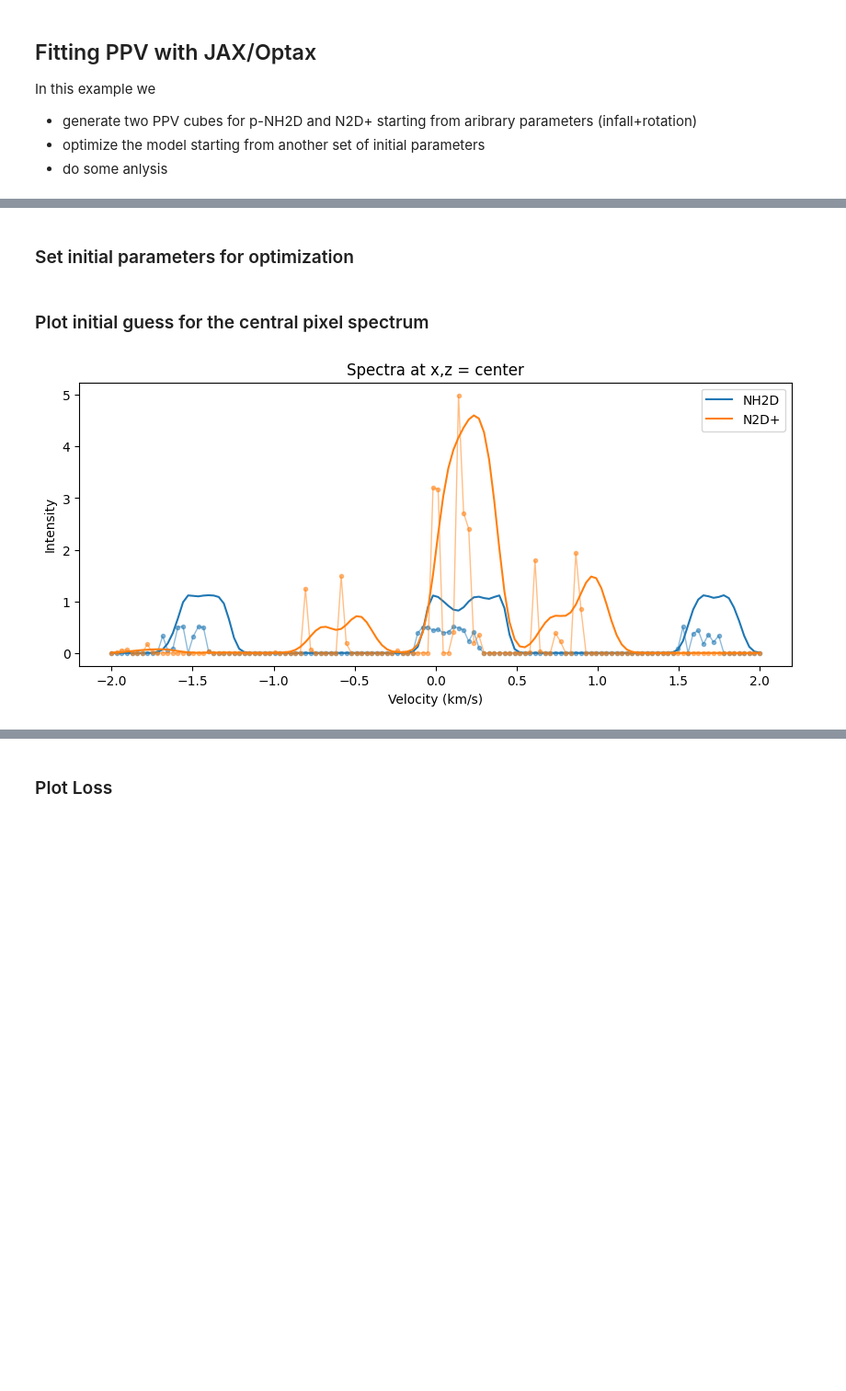
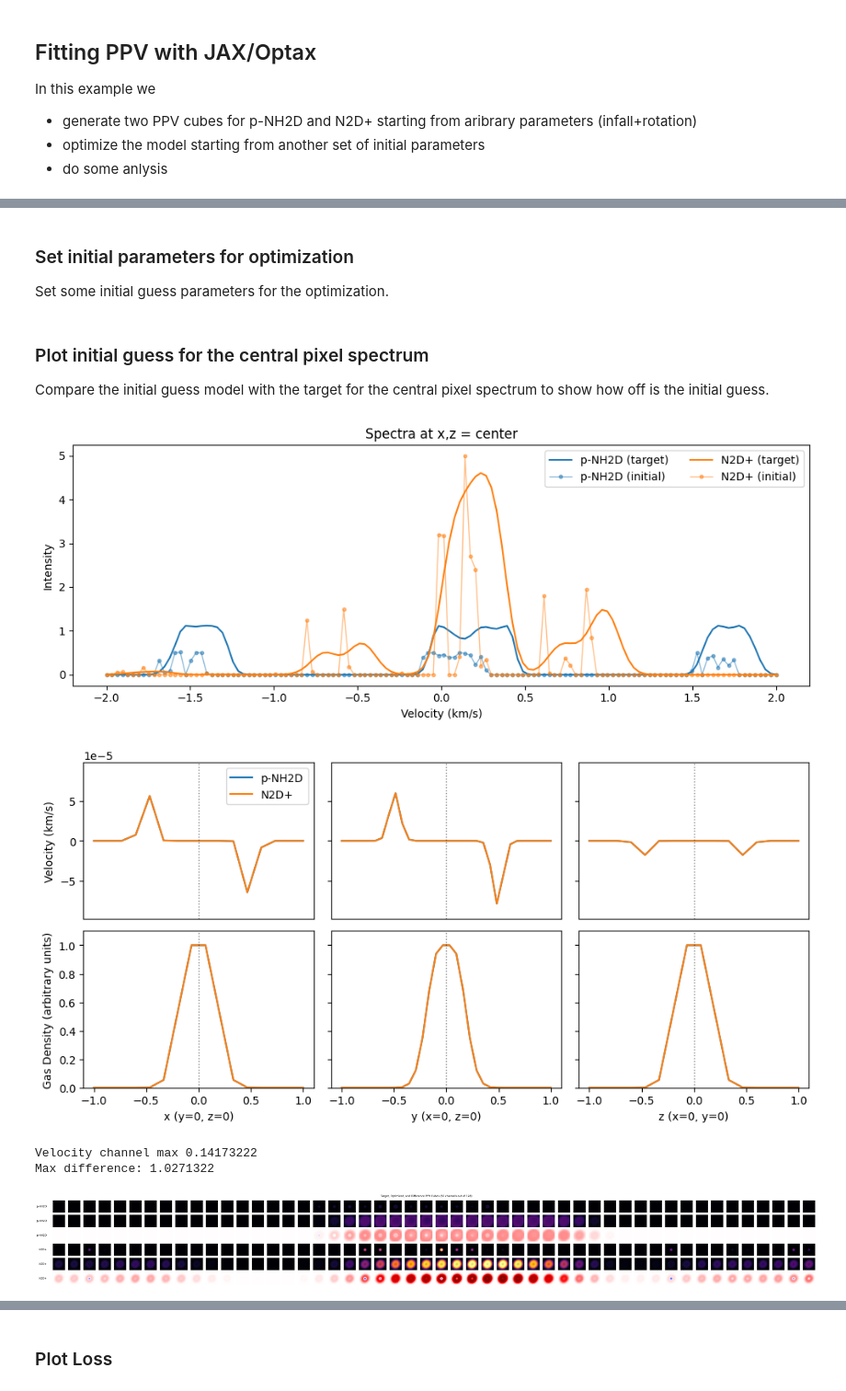
Before and after one commit to tgrassi/ppv_jax_public, a Jupyter notebook: test.ipynb, the cells around one changed output, grey strips where cells are left out. Shown at 92% size. Drawn from its saved outputs; the diff is of its cells as text; code cells hidden in the pictures; blank space fills up the shorter version.

Commit message:
plots and optimizer tqdm updated

```diff
--- a/test.ipynb
+++ b/test.ipynb
@@ -25,6 +27,6 @@ Load spectroscopic data from a PySpecKit model file
 # %%
 # define molecules to analyze
-molecules = ["NH2D", "N2D+"]
+molecules = ["p-NH2D", "N2D+"]
 
 # load line data for each molecule
 vprof_neutral, Iprof_neutral, freq0_neutral = get_lines(molecules[0])
@@ -32,3 +34,5 @@ vprof_ion, Iprof_ion, freq0_ion = get_lines(molecules[1])
 
 # define velocity channels for spectra
 vchans = jnp.linspace(velocity_channel_min, velocity_channel_max, number_of_velocity_channels)
+
+print("Spectral resolution (m/s): ", (vchans[1] - vchans[0])*1e3)
@@ -104,5 +123,6 @@ plot_slice(models_target, molecules)
 # %% [markdown]
 ### Set initial parameters for optimization
+Set some initial guess parameters for the optimization.
 # %%
 init_params  = {
     'mff': 0.1,  # <<< Infall component
@@ -132,10 +152,22 @@ init_params  = {
 }
 # %% [markdown]
 ### Plot initial guess for the central pixel spectrum
+Compare the initial guess model with the target for the central pixel spectrum to show how off is the initial guess.
 # %%
+# generate the model PPV cubes for the initial guess parameters
 ppvs_init, _, _, models_init = get_ppvs(init_params, model_args)
 
+# compare spectra
+plot_spectra(ppvs_target, vchans, molecules, ppvs_init, labels=['target', 'initial'])
 
-plot_spectra(ppvs_target, vchans, molecules, ppvs_init)
+# compare profiles
+plot_profiles(models_init, molecules)
+
+# compare channel maps
+plot_comparison(ppvs_init, ppvs_target, vchans, molecules, nchans=50)
 # %% [output]
-[figure, old version]
+[figure, new version]
+[figure, added]
+Velocity channel max 0.14173222
+Max difference: 1.0271322
+[figure, added]
```
Also changed, not shown: parts of 28 cells of this notebook, 3 other files.
